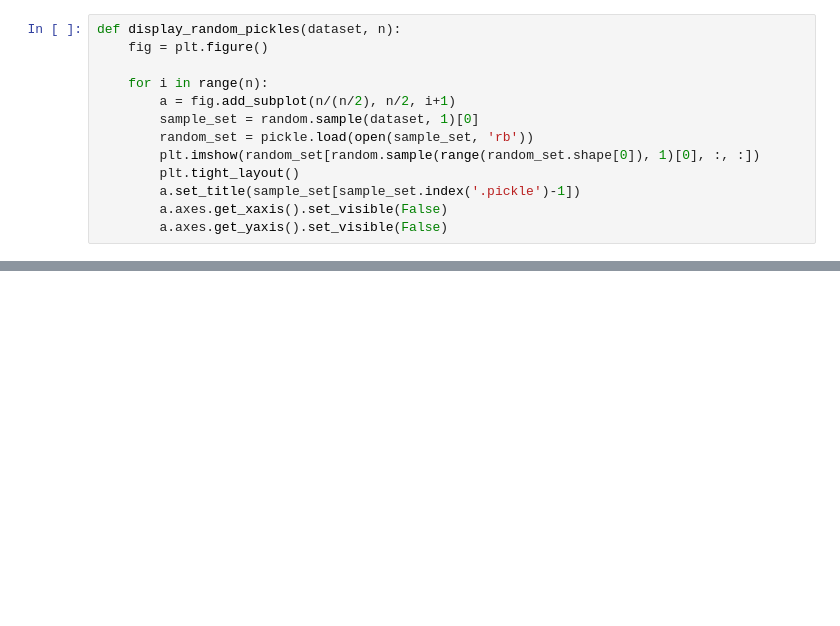
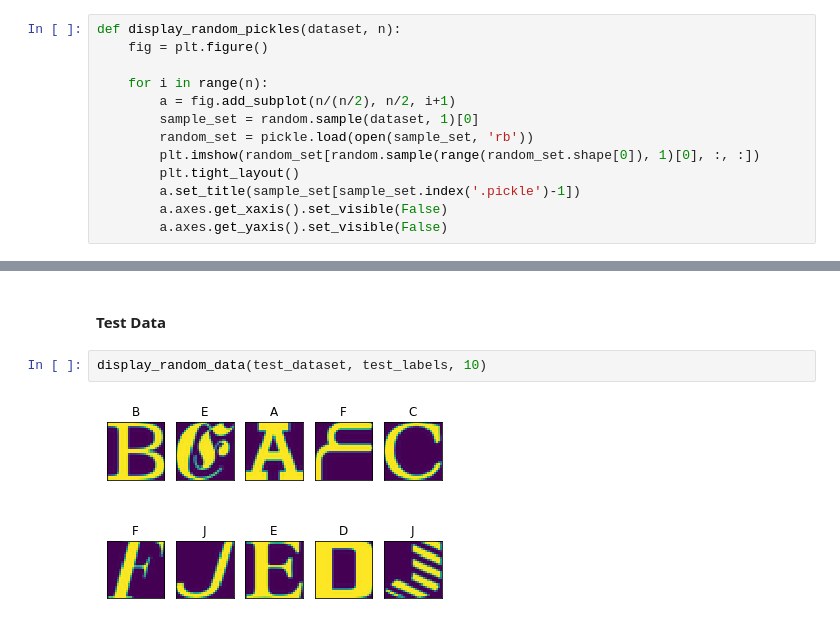
Before and after one commit to Codutie/google-deeplearning-course, a Jupyter notebook: deep_learning_1.ipynb, the cells around one changed output, grey strips where cells are left out. Cells and saved outputs as stored; diff of their text form; blank space fills up the shorter version.

```diff
--- a/deep_learning_1.ipynb
+++ b/deep_learning_1.ipynb
@@ -210,0 +350,6 @@ display_random_pickles(train_datasets, 10)
+# %% [markdown]
+#### Test Data
+# %%
+display_random_data(test_dataset, test_labels, 10)
+# %% [output]
+[figure, added]
```
Also changed, not shown: parts of 30 cells of this notebook.
